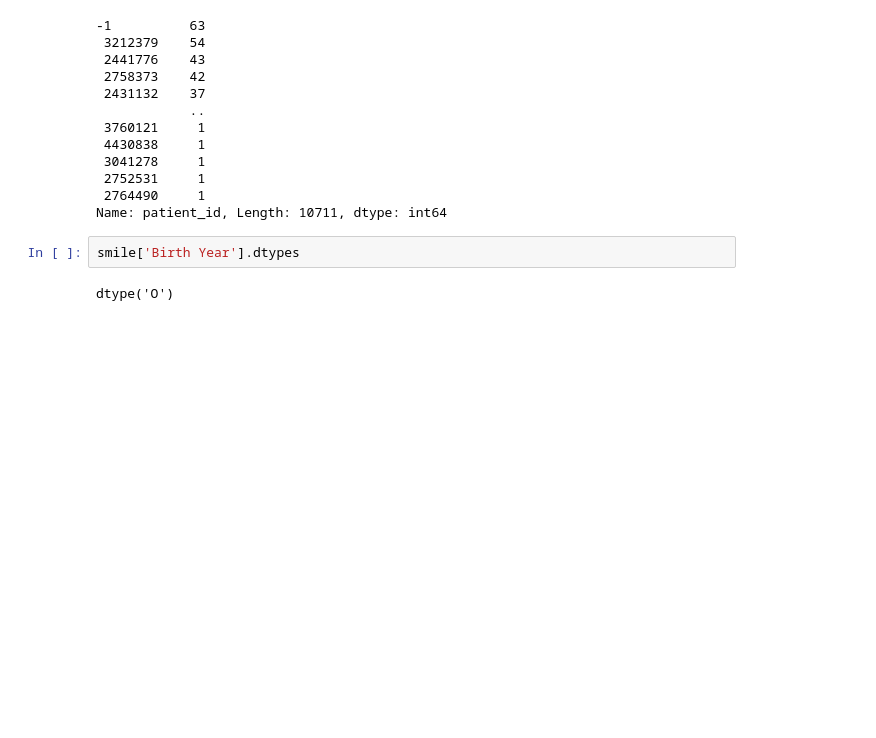
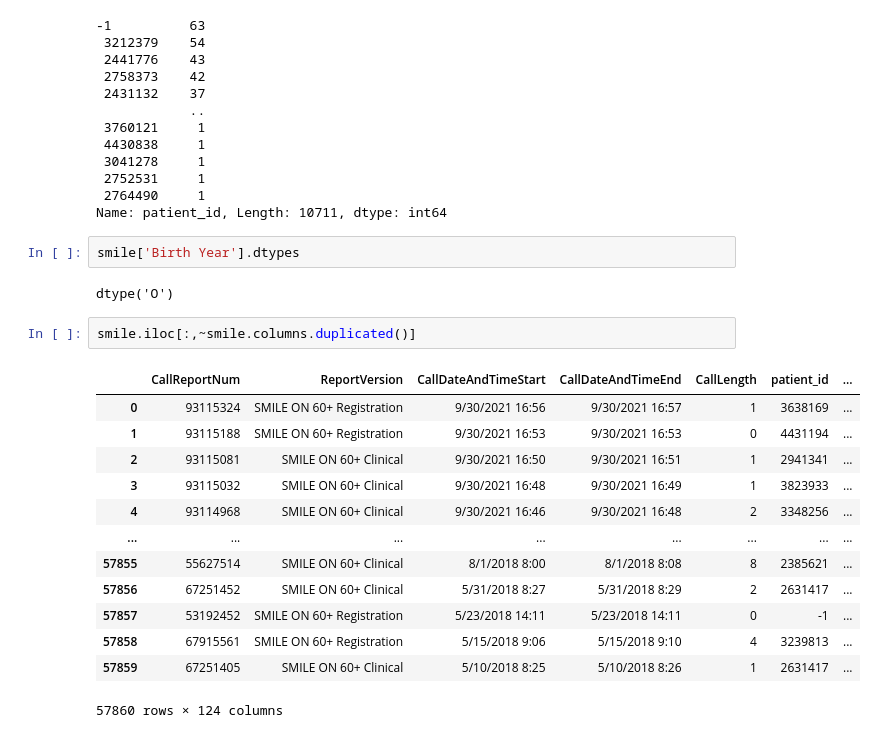
Before and after one commit to Rhunsilval/smile_on_python, a Jupyter notebook: notebook/smile_on_project.ipynb, the cells around one changed output. Cells and saved outputs as stored; diff of their text form; blank space fills up the shorter version.

```diff
--- a/notebook/smile_on_project.ipynb
+++ b/notebook/smile_on_project.ipynb
@@ -35,3 +35,19 @@ Name: patient_id, Length: 10711, dtype: int64
 smile['Birth Year'].dtypes
 # %% [output]
 dtype('O')
+# %%
+smile.iloc[:,~smile.columns.duplicated()]
+# %% [output]
+|  | CallReportNum | ReportVersion | CallDateAndTimeStart | CallDateAndTimeEnd | CallLength | patient_id | ... |
+| 0 | 93115324 | SMILE ON 60+ Registration | 9/30/2021 16:56 | 9/30/2021 16:57 | 1 | 3638169 | ... |
+| 1 | 93115188 | SMILE ON 60+ Registration | 9/30/2021 16:53 | 9/30/2021 16:53 | 0 | 4431194 | ... |
+| 2 | 93115081 | SMILE ON 60+ Clinical | 9/30/2021 16:50 | 9/30/2021 16:51 | 1 | 2941341 | ... |
+| 3 | 93115032 | SMILE ON 60+ Clinical | 9/30/2021 16:48 | 9/30/2021 16:49 | 1 | 3823933 | ... |
+| 4 | 93114968 | SMILE ON 60+ Clinical | 9/30/2021 16:46 | 9/30/2021 16:48 | 2 | 3348256 | ... |
+| ... | ... | ... | ... | ... | ... | ... | ... |
+| 57855 | 55627514 | SMILE ON 60+ Clinical | 8/1/2018 8:00 | 8/1/2018 8:08 | 8 | 2385621 | ... |
+| 57856 | 67251452 | SMILE ON 60+ Clinical | 5/31/2018 8:27 | 5/31/2018 8:29 | 2 | 2631417 | ... |
+| 57857 | 53192452 | SMILE ON 60+ Registration | 5/23/2018 14:11 | 5/23/2018 14:11 | 0 | -1 | ... |
+| 57858 | 67915561 | SMILE ON 60+ Registration | 5/15/2018 9:06 | 5/15/2018 9:10 | 4 | 3239813 | ... |
+| 57859 | 67251405 | SMILE ON 60+ Clinical | 5/10/2018 8:25 | 5/10/2018 8:26 | 1 | 2631417 | ... |
+57860 rows × 124 columns
```
Also changed, not shown: parts of 3 cells of this notebook.
